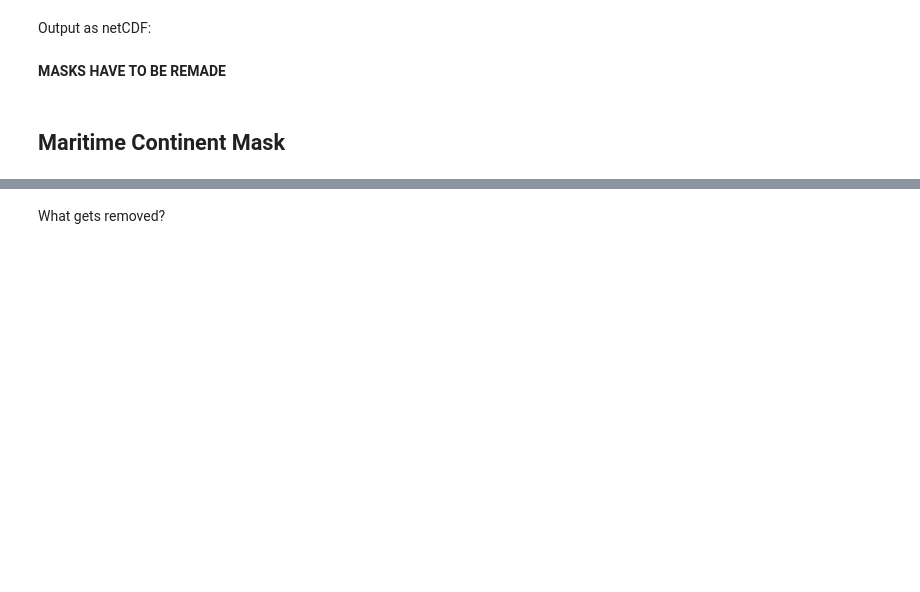
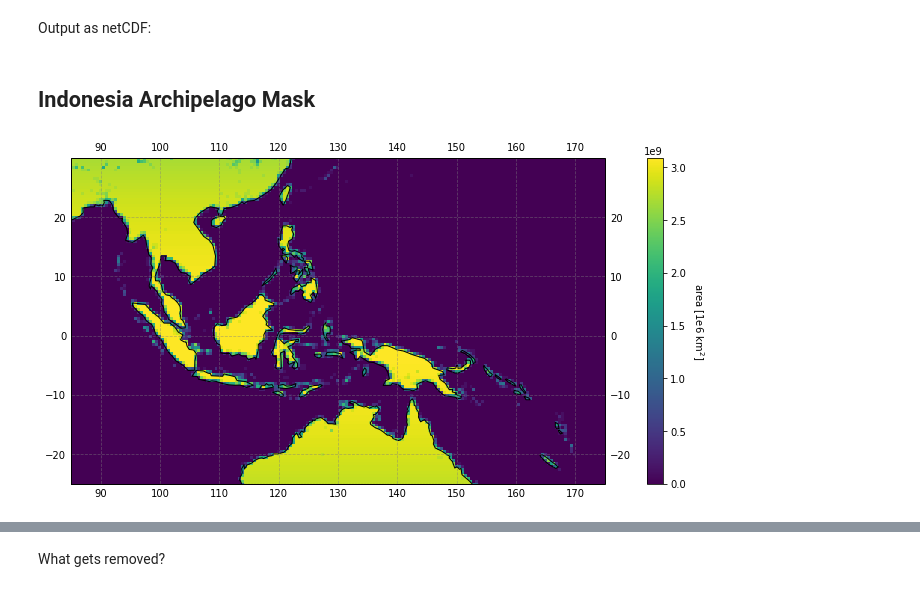
Before and after one commit to Swanson-Hysell-Group/GEOCLIM_Modern, a Jupyter notebook: Code/Notebooks/lithology_masks_7d.ipynb, the cells around one changed output, grey strips where cells are left out. Cells and saved outputs as stored; diff of their text form; code cells hidden in the pictures; blank space fills up the shorter version.

```diff
--- a/Code/Notebooks/lithology_masks_7d.ipynb
+++ b/Code/Notebooks/lithology_masks_7d.ipynb
@@ -506,7 +502,5 @@ lat_var[:] = lat
 area_var[:,:] = land_area
 
 land_area_nc.close()
-# %% [markdown]
-**MASKS HAVE TO BE REMADE**
 # %% [markdown]
-## Maritime Continent Mask
+## Indonesia Archipelago Mask
@@ -592,0 +507,9 @@ plt.show()
+# %%
+fig, ax = plot_z(land_area, lat, lon, 'area [1e6 km$^{2}$]', coastlines=True, output=True)
+
+ax.set_xlim(85,175)
+ax.set_ylim(-25,30)
+
+plt.show()
+# %% [output]
+[figure, added]
```
Also changed, not shown: parts of 21 cells of this notebook, 23 other files.
